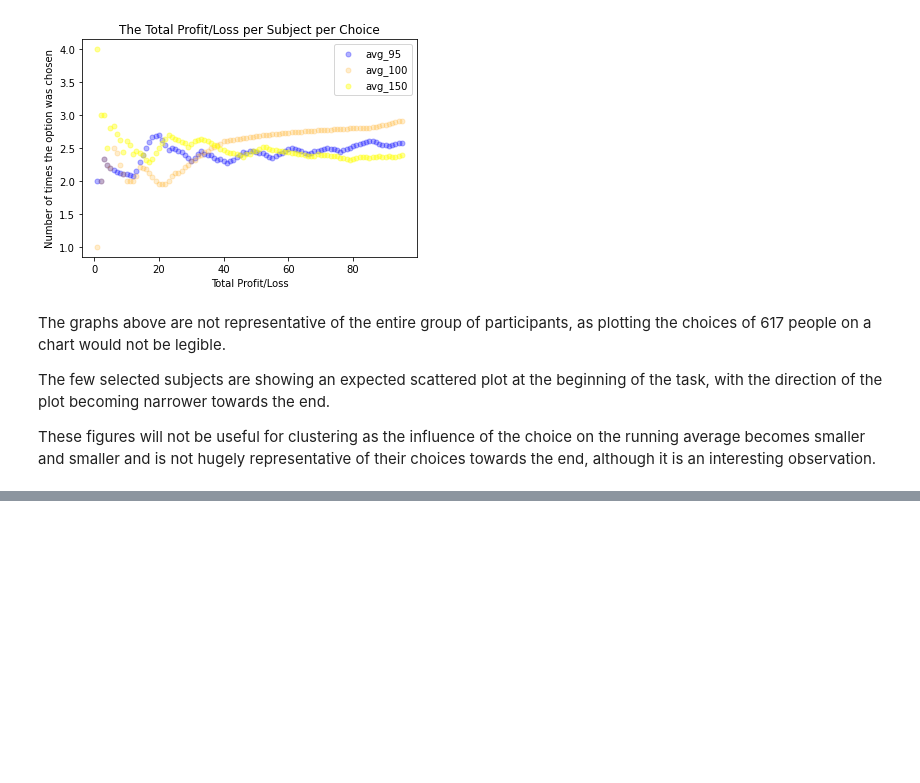
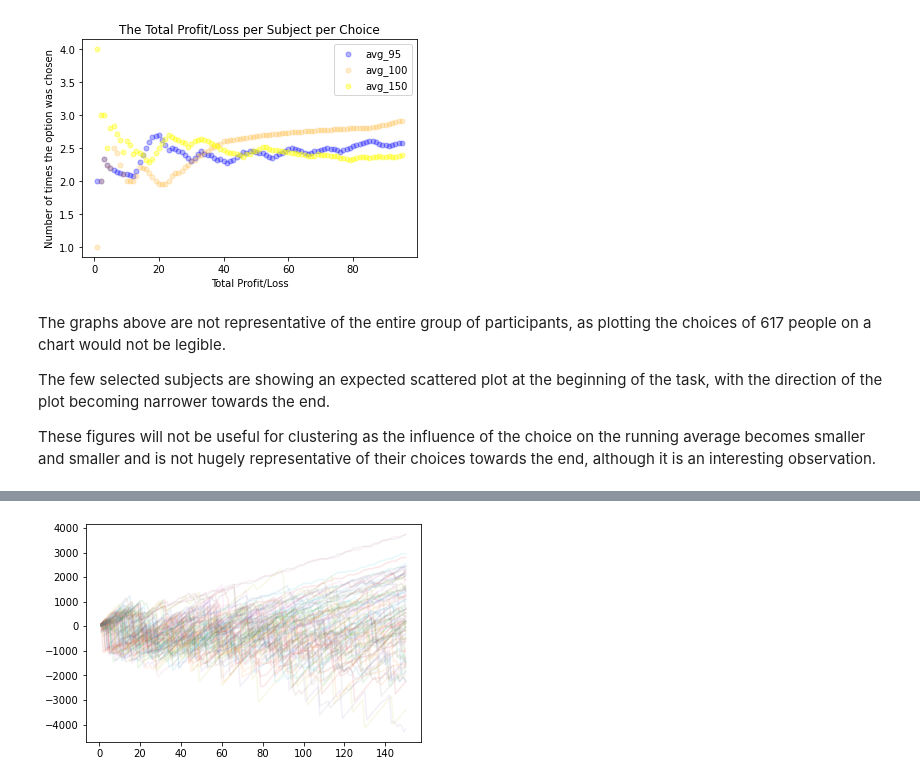
Before and after one commit to laramurphyyx/CA4015-gambling-task, a Jupyter notebook: jupyter-book/_build/jupyter_execute/Data Exploration Notebook.ipynb, the cells around one changed output, grey strips where cells are left out. Drawn from its saved outputs; the diff is of its cells as text; code cells hidden in the pictures; blank space fills up the shorter version.

```diff
--- a/jupyter-book/_build/jupyter_execute/Data Exploration Notebook.ipynb
+++ b/jupyter-book/_build/jupyter_execute/Data Exploration Notebook.ipynb
@@ -146,0 +165,8 @@ These figures will not be useful for clustering as the influence of the choice o
+# %%
+trials_150 = win_150.columns.tolist()
+for subject in range(0,len(win_150)):
+    net_profits = create_net_profit_loss_list(win_150, loss_150, subject)
+    plt.plot(trials_150, net_profits, alpha = 0.1)
+plt.show()
+# %% [output]
+[figure, added]
```
Also changed, not shown: parts of 4 cells of this notebook, 14 other files.
